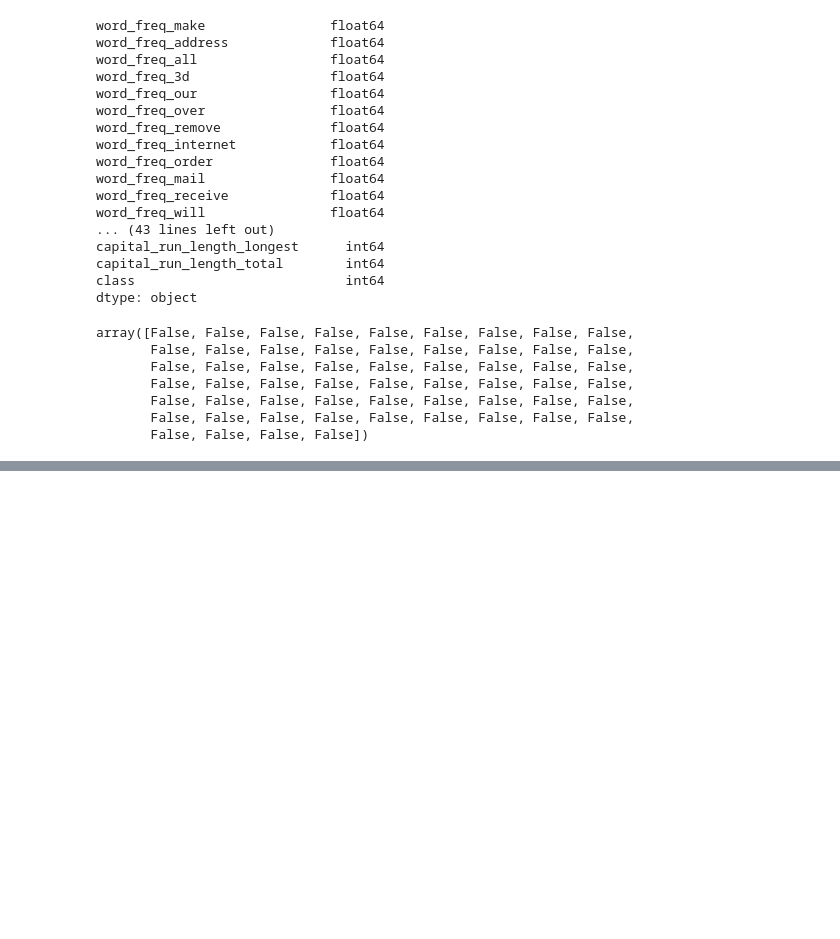
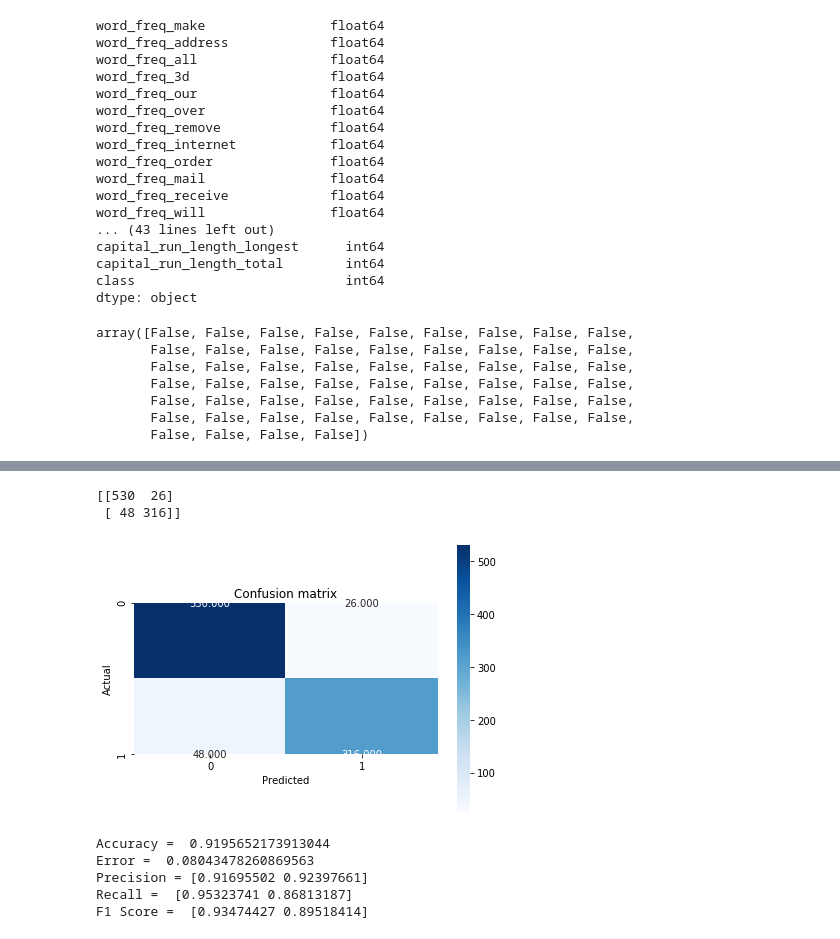
Before and after one commit to samujjwaal/Spam-Email-Classifier, a Jupyter notebook: CS418-FinalProject.ipynb, the cells around one changed output, grey strips where cells are left out. Saved outputs shown, nothing was run; the diff lists cells and outputs as text; code cells hidden in the pictures; blank space fills up the shorter version.

```diff
--- a/CS418-FinalProject.ipynb
+++ b/CS418-FinalProject.ipynb
@@ -87,0 +184,27 @@ plt.hist(original_data.iloc[:,[0]], bins = 6)
+# %%
+y_pred = classifier.predict(x_val_scaled)
+# %%
+conf_matrix = metrics.confusion_matrix(y_val,y_pred)
+sns.heatmap(conf_matrix, annot = True, fmt = ".3f", square = True, cmap = plt.cm.Blues)
+plt.ylabel('Actual')
+plt.xlabel('Predicted')
+plt.title('Confusion matrix')
+plt.tight_layout()
+print(conf_matrix)
+# %% [output]
+[[530  26]
+ [ 48 316]]
+[figure, added]
+# %%
+accuracy = metrics.accuracy_score(y_val,y_pred)
+error = 1 - accuracy
+precision = metrics.precision_score(y_val, y_pred, average = None)
+recall = metrics.recall_score(y_val, y_pred, average = None)
+F1_score = metrics.f1_score(y_val, y_pred, average = None)
+print("Accuracy = ",accuracy, "\nError = ",error, "\nPrecision =",precision,"\nRecall = ", recall,"\nF1 Score = ", F1_score)
+# %% [output]
+Accuracy =  0.9195652173913044
+Error =  0.08043478260869563
+Precision = [0.91695502 0.92397661]
+Recall =  [0.95323741 0.86813187]
+F1 Score =  [0.93474427 0.89518414]
```
Also changed, not shown: parts of 40 cells of this notebook.
